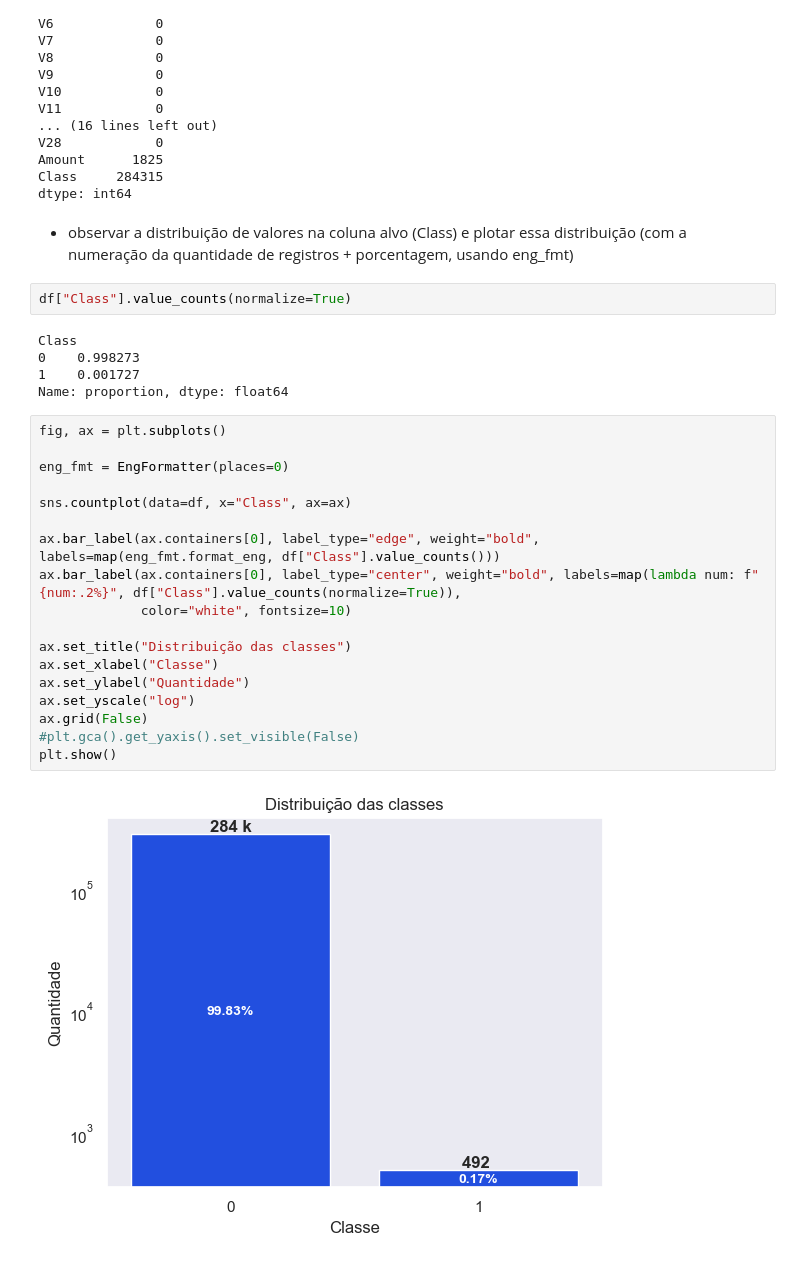
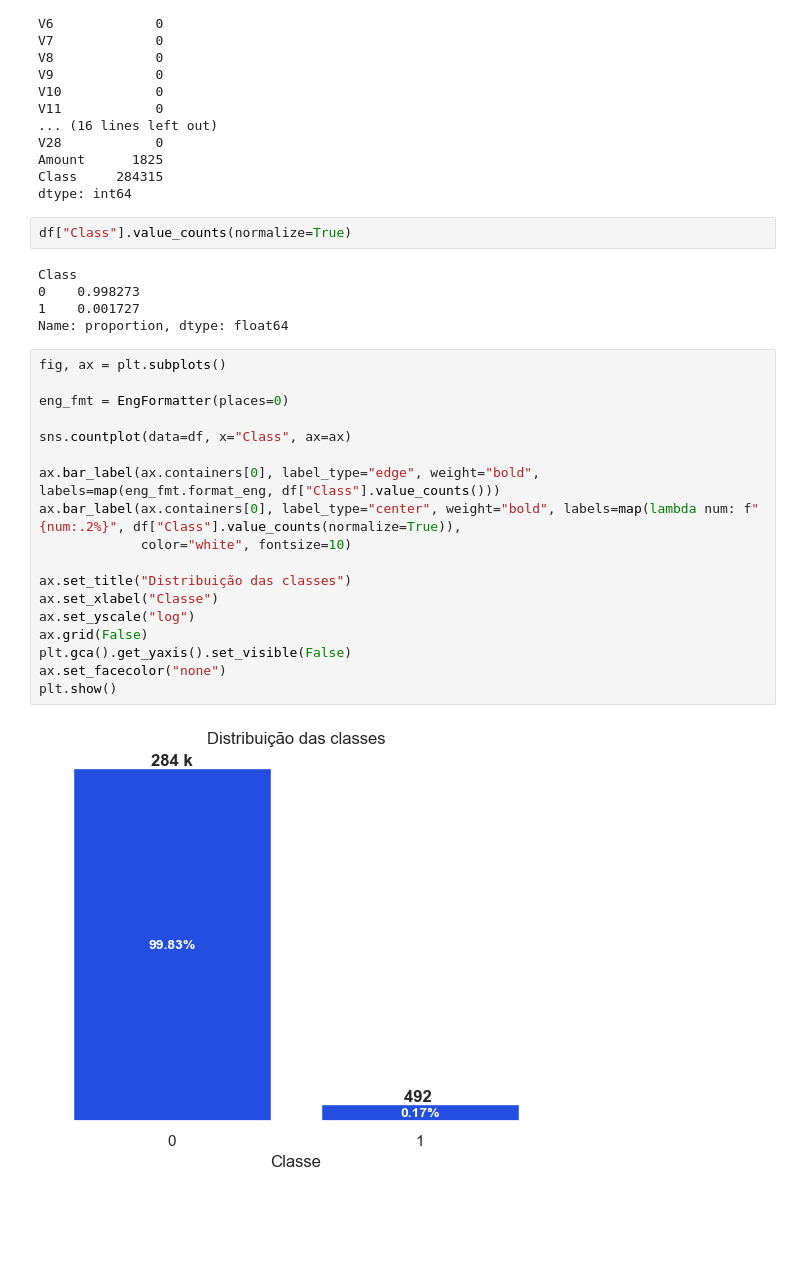
Before and after one commit to Antonio-Manoel/identification-fraud, a Jupyter notebook: notebooks/EDA.ipynb, the cells around one changed output. Drawn from its saved outputs; the diff is of its cells as text; blank space fills up the shorter version.

```diff
--- a/notebooks/EDA.ipynb
+++ b/notebooks/EDA.ipynb
@@ -89,8 +89,6 @@ V28            0
 Amount      1825
 Class     284315
 dtype: int64
-# %% [markdown]
-- observar a distribuição de valores na coluna alvo (Class) e plotar essa distribuição (com a numeração da quantidade de registros + porcentagem, usando eng_fmt)
 # %%
 df["Class"].value_counts(normalize=True)
 # %% [output]
@@ -101,20 +99,20 @@ Name: proportion, dtype: float64
 # %%
 fig, ax = plt.subplots()
 
 eng_fmt = EngFormatter(places=0)
 
 sns.countplot(data=df, x="Class", ax=ax)
 
 ax.bar_label(ax.containers[0], label_type="edge", weight="bold", labels=map(eng_fmt.format_eng, df["Class"].value_counts()))
 ax.bar_label(ax.containers[0], label_type="center", weight="bold", labels=map(lambda num: f"{num:.2%}", df["Class"].value_counts(normalize=True)),
              color="white", fontsize=10)
 
 ax.set_title("Distribuição das classes")
 ax.set_xlabel("Classe")
-ax.set_ylabel("Quantidade")
 ax.set_yscale("log")
 ax.grid(False)
-#plt.gca().get_yaxis().set_visible(False)
+plt.gca().get_yaxis().set_visible(False)
+ax.set_facecolor("none")
 plt.show()
 # %% [output]
-[figure, old version]
+[figure, new version]
```
Also changed, not shown: parts of 14 cells of this notebook.
